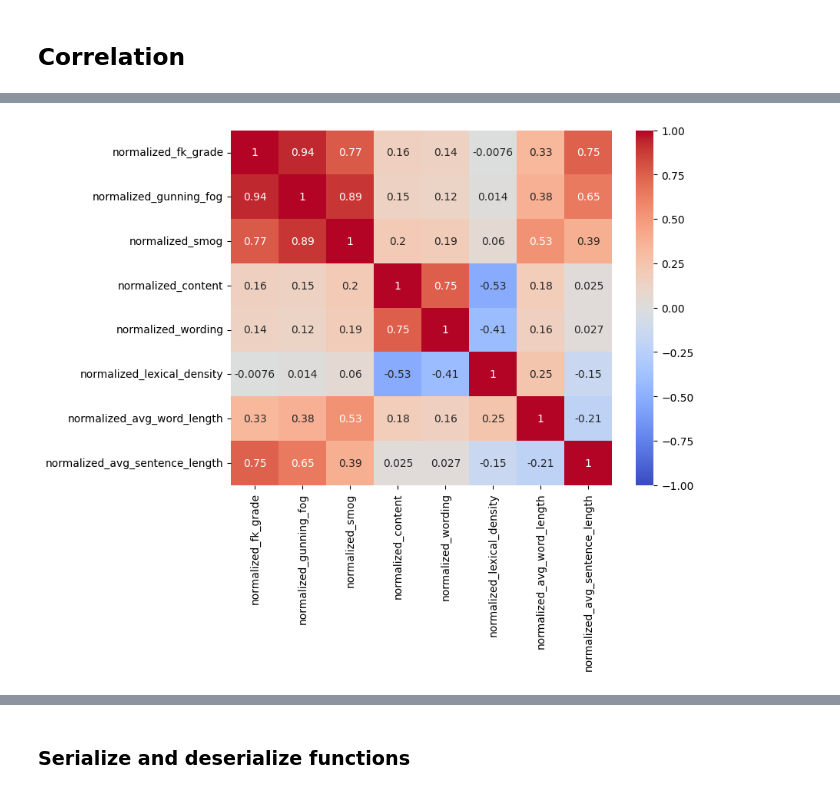
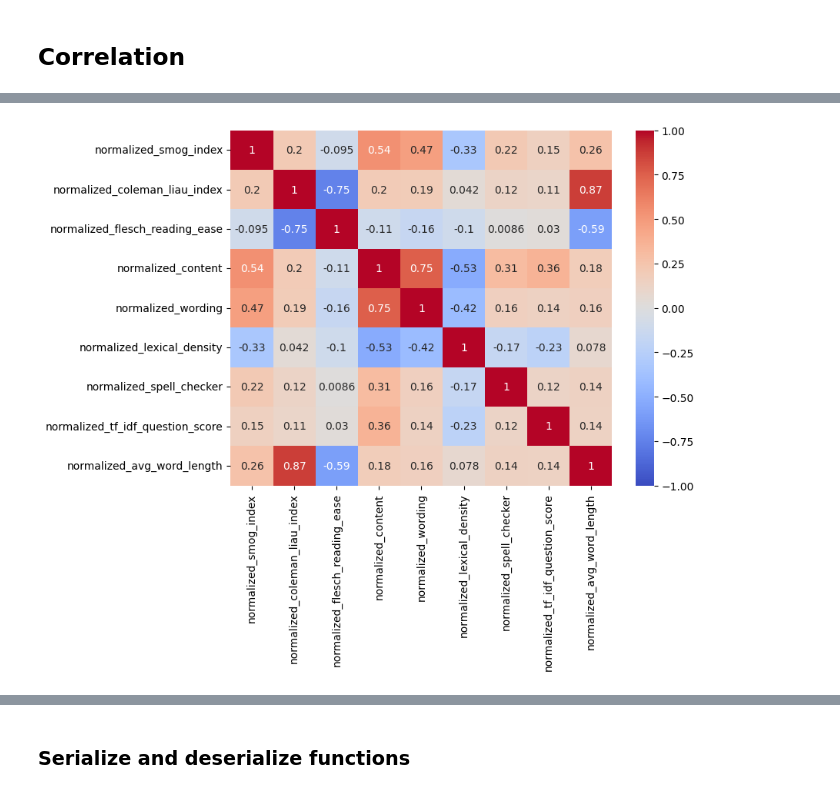
Before and after one commit to thibaud-perrin/commonlit-evaluate-student-summaries, a Jupyter notebook: Generate_Dataset.ipynb, the cells around one changed output, grey strips where cells are left out. Saved outputs shown, nothing was run; the diff lists cells and outputs as text; code cells hidden in the pictures.

```diff
--- a/Generate_Dataset.ipynb
+++ b/Generate_Dataset.ipynb
@@ -187,0 +228,15 @@ for i, sentence in enumerate(top_sentences, 1):
+# %%
+def spell_checker_score(text, debug = False):
+    def remove_punctuation(st):
+        return re.sub(f"[{re.escape(string.punctuation)}]", '', st)
+
+    spell = SpellChecker()
+    misspelled = spell.unknown(remove_punctuation(text).split())
+
+    if debug:
+        for word in misspelled:
+            # Get the one `most likely` answer
+            print(f"{word} => {spell.correction(word)}")
+
+        print(f"misspelled: {len(misspelled)}")
+    return len(misspelled)
@@ -200,7 +269,8 @@ def preprocess_prompts(prompts_df: pd.DataFrame) -> pd.DataFrame:
         'prompt_id': [],
         'prompt_question': [],
         # 'prompt_title': [],
-        'prompt_text': []
+        'prompt_text': [],
+        'tf_idf': []
     })
 
     for index, row in prompts_df.iterrows():
@@ -210,6 +280,8 @@ def preprocess_prompts(prompts_df: pd.DataFrame) -> pd.DataFrame:
         # prompt_title = row['prompt_title'] # we do not need the title
         prompt_text = row['prompt_text']
 
+        tf_idf = calc_tf_idf(prompt_question, prompt_text, 10)
+
         # we are creating a batch of the sentences we want to get embeddings
         sentences = [prompt_question, prompt_text]
 
@@ -217,7 +289,7 @@ def preprocess_prompts(prompts_df: pd.DataFrame) -> pd.DataFrame:
         embeddings = model.encode(sentences)
 
         # Create a new row
-        new_row = pd.DataFrame({'prompt_id': [prompt_id], 'prompt_question': [embeddings[0]], 'prompt_text': [embeddings[1]]})
+        new_row = pd.DataFrame({'prompt_id': [prompt_id], 'embeddings_question': [embeddings[0]], 'embeddings_text': [embeddings[1]], 'tf_idf': [tf_idf], 'prompt_question': [prompt_question],  'prompt_text': [text],})
 
         # Append the row
         new_data = pd.concat([new_data.loc[:], new_row], ignore_index=True)
@@ -342,0 +443,12 @@ preprocess_summaries_train
+# %%
+preprocess_summaries_train['normalized_lexical_density'] = normalize_value(preprocess_summaries_train['lexical_density'], min=0, max=1)
+preprocess_summaries_train['normalized_spell_checker'] = normalize_value(preprocess_summaries_train['spell_checker'], min=0, max=10)
+preprocess_summaries_train['normalized_tf_idf_question_score'] = normalize_value(preprocess_summaries_train['tf_idf_question_score'], min=0, max=10)
+preprocess_summaries_train['normalized_avg_word_length'] = normalize_value(preprocess_summaries_train['avg_word_length'], min=3, max=10)
+# preprocess_summaries_train['normalized_avg_sentence_length'] = normalize_value(preprocess_summaries_train['avg_sentence_length'], min=3, max=60)
+preprocess_summaries_train['normalized_smog_index'] = normalize_value(preprocess_summaries_train['smog_index'], min=0, max=17)
+preprocess_summaries_train['normalized_coleman_liau_index'] = normalize_value(preprocess_summaries_train['coleman_liau_index'], min=0, max=17)
+preprocess_summaries_train['normalized_flesch_reading_ease'] = normalize_value(preprocess_summaries_train['flesch_reading_ease'], min=1, max=100)
+preprocess_summaries_train['normalized_content'] = normalize_value(preprocess_summaries_train['content'])
+preprocess_summaries_train['normalized_wording'] = normalize_value(preprocess_summaries_train['wording'])
+preprocess_summaries_train
@@ -364,21 +540,23 @@ import matplotlib.pyplot as plt
 # %%
 corr_df = preprocess_summaries_train[[
-    'normalized_fk_grade',
-    'normalized_gunning_fog',
-    'normalized_smog',
+    'normalized_smog_index',
+    'normalized_coleman_liau_index',
+    'normalized_flesch_reading_ease',
     'normalized_content',
     'normalized_wording',
     'normalized_lexical_density',
+    'normalized_spell_checker',
+    'normalized_tf_idf_question_score',
     'normalized_avg_word_length',
-    'normalized_avg_sentence_length',
+    # 'normalized_avg_sentence_length',
 ]]
 # Compute the correlation matrix
 correlation_matrix = corr_df.corr()
 # Plot the heatmap
 plt.figure(figsize=(8, 6))
 sns.heatmap(correlation_matrix, annot=True, cmap="coolwarm", vmin=-1, vmax=1)
 
 # Show the plot
 plt.show()
 # %% [output]
-[figure, old version]
+[figure, new version]
```
Also changed, not shown: parts of 36 cells of this notebook, 9 other files.
